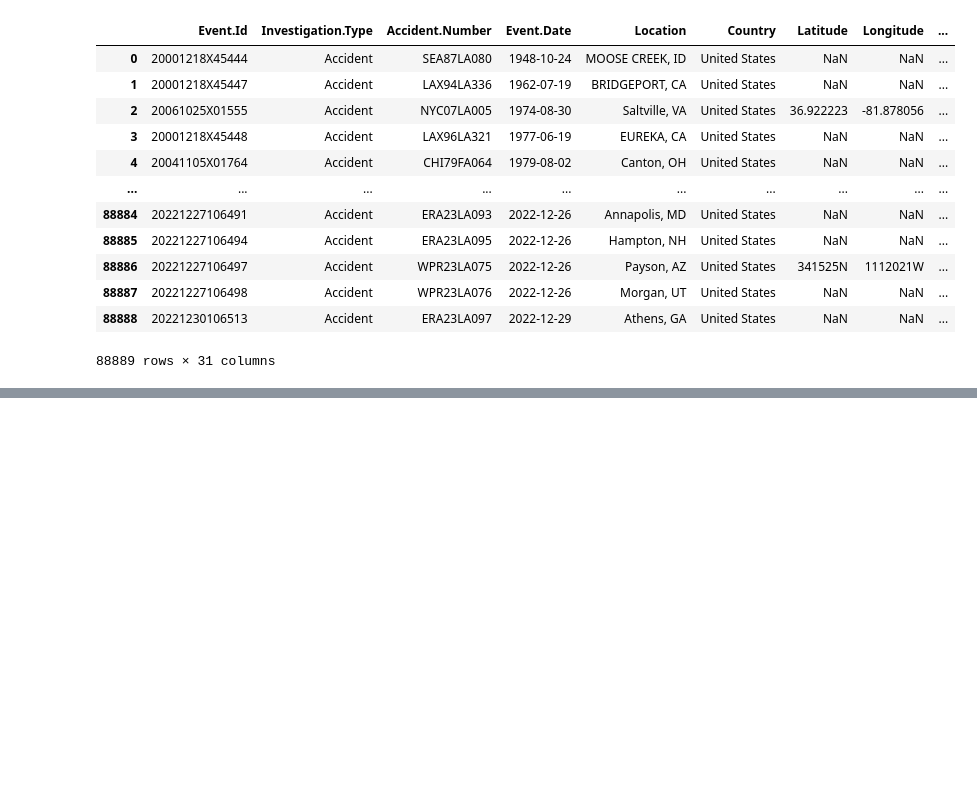
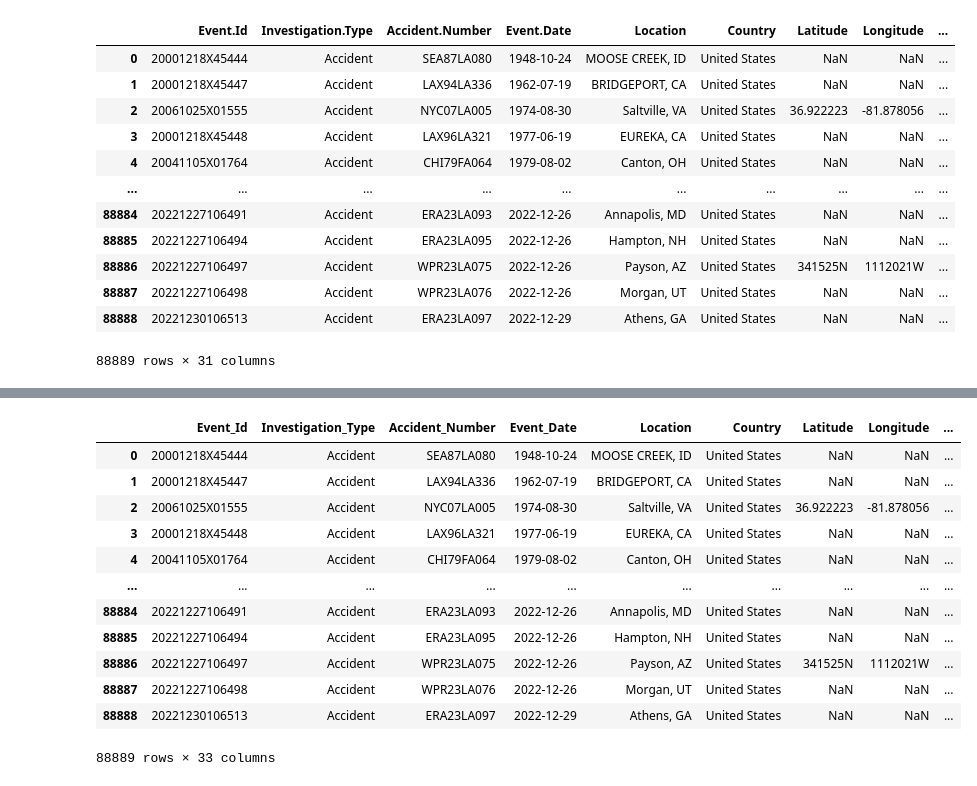
Before and after one commit to Caroline-kamusi/p1-project-ck, a Jupyter notebook: phase 1 project Ck.ipynb, the cells around one changed output, grey strips where cells are left out. Drawn from its saved outputs; the diff is of its cells as text; code cells hidden in the pictures; blank space fills up the shorter version.

```diff
--- a/phase 1 project Ck.ipynb
+++ b/phase 1 project Ck.ipynb
@@ -32,0 +176,5 @@ df
+# %%
+# Cleans column names by replacing dots with underscores
+# and capitalizes the first letter of each word in column names
+df.columns =df.columns.str.replace('.', '_').str.title()
+df.columns
@@ -32,0 +216,21 @@ df
+# %%
+# Creates a new column 'Total_Passengers'
+df['Total_Passengers'] = df['Total_Fatal_Injuries'] + df['Total_Serious_Injuries'] + df['Total_Minor_Injuries'] + df['Total_Uninjured']
+# %%
+# Creates a new column with proportion of fatal injuries per accident
+df['Fatal_Injury_Proportion'] =df['Total_Fatal_Injuries'] /df['Total_Passengers']
+df
+# %% [output]
+|  | Event_Id | Investigation_Type | Accident_Number | Event_Date | Location | Country | Latitude | Longitude | ... |
+| 0 | 20001218X45444 | Accident | SEA87LA080 | 1948-10-24 | MOOSE CREEK, ID | United States | NaN | NaN | ... |
+| 1 | 20001218X45447 | Accident | LAX94LA336 | 1962-07-19 | BRIDGEPORT, CA | United States | NaN | NaN | ... |
+| 2 | 20061025X01555 | Accident | NYC07LA005 | 1974-08-30 | Saltville, VA | United States | 36.922223 | -81.878056 | ... |
+| 3 | 20001218X45448 | Accident | LAX96LA321 | 1977-06-19 | EUREKA, CA | United States | NaN | NaN | ... |
+| 4 | 20041105X01764 | Accident | CHI79FA064 | 1979-08-02 | Canton, OH | United States | NaN | NaN | ... |
+| ... | ... | ... | ... | ... | ... | ... | ... | ... | ... |
+| 88884 | 20221227106491 | Accident | ERA23LA093 | 2022-12-26 | Annapolis, MD | United States | NaN | NaN | ... |
+| 88885 | 20221227106494 | Accident | ERA23LA095 | 2022-12-26 | Hampton, NH | United States | NaN | NaN | ... |
+| 88886 | 20221227106497 | Accident | WPR23LA075 | 2022-12-26 | Payson, AZ | United States | 341525N | 1112021W | ... |
+| 88887 | 20221227106498 | Accident | WPR23LA076 | 2022-12-26 | Morgan, UT | United States | NaN | NaN | ... |
+| 88888 | 20221230106513 | Accident | ERA23LA097 | 2022-12-29 | Athens, GA | United States | NaN | NaN | ... |
+88889 rows × 33 columns
```
Also changed, not shown: parts of 26 cells of this notebook.
